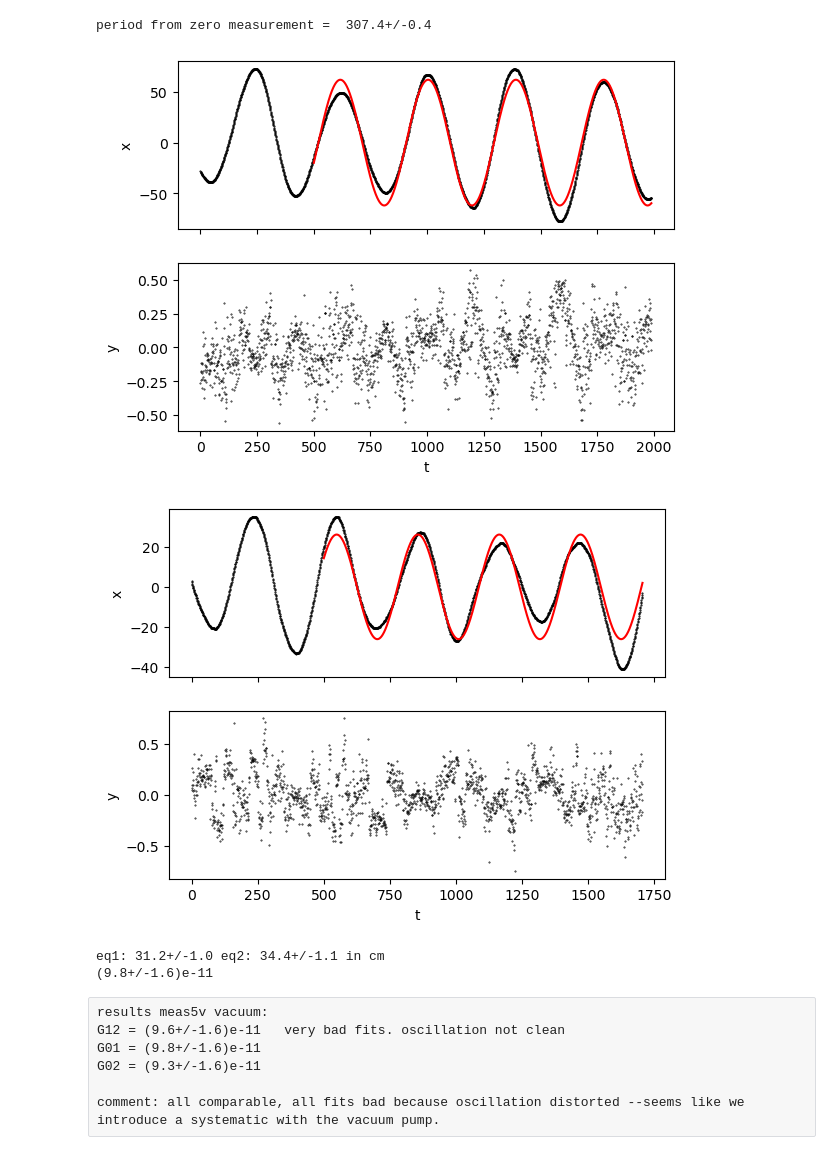
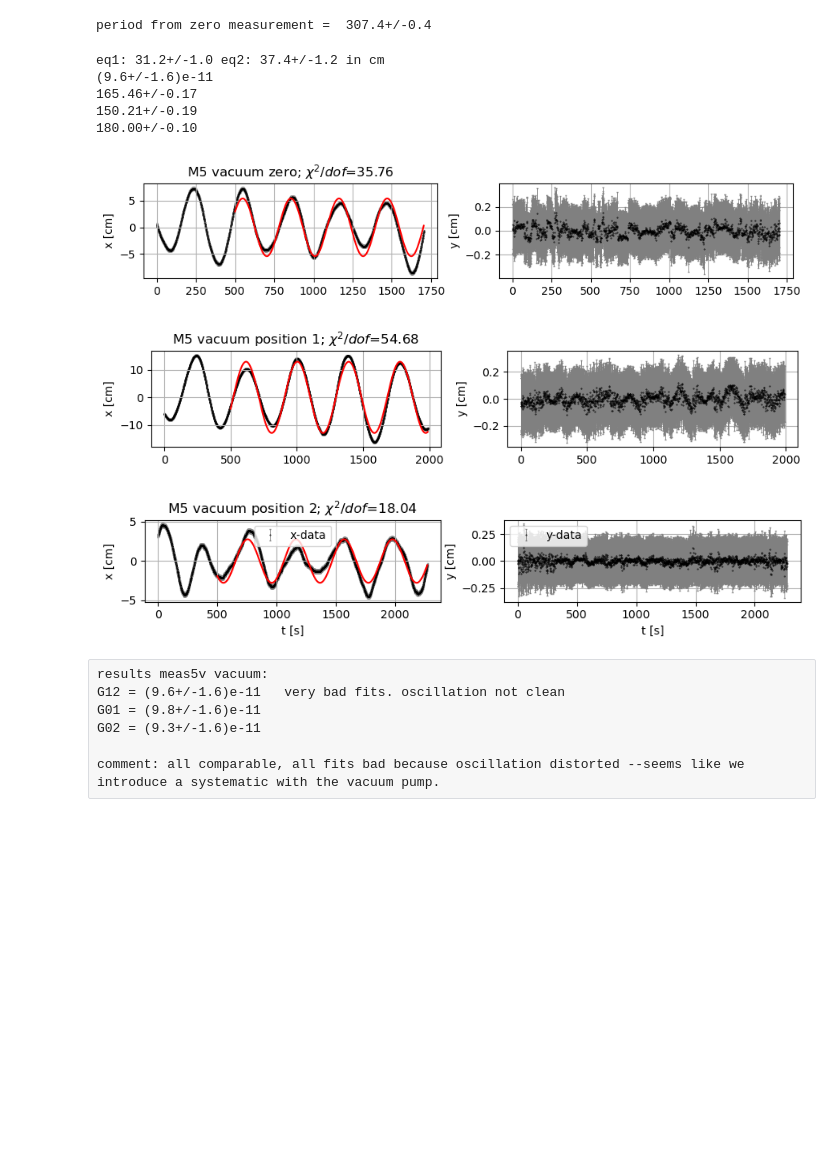
Before and after one commit to lucasruppert/GravCon, a Jupyter notebook: grav_con_m5_vacuum.ipynb, the cells around one changed output. Drawn from its saved outputs; the diff is of its cells as text; code cells hidden in the pictures; blank space fills up the shorter version.

```diff
--- a/grav_con_m5_vacuum.ipynb
+++ b/grav_con_m5_vacuum.ipynb
@@ -60,24 +122,34 @@ def G_12(theta1, theta2, T, conversion_factor):
 if we want G01,2: we use 2* G12(function)
 # %%
 #get period T0
-T =  2*np.pi/fit(*np.loadtxt('m5/m5v_p0.txt', skiprows=2, unpack=True), cutoff=500)[2]
+T =  2*np.pi/fit(*np.loadtxt('m5/m5v_p0.txt', skiprows=2, unpack=True),'blabla', cutoff=500)[2]
 print('period from zero measurement = ', T)
 # %% [output]
 period from zero measurement =  307.4+/-0.4
 # %%
 #T = ufloat(379.9587037978669, 0) # mean of both, in principle we have zero measurement for full glory
 #fit: T0, dtheta1, dtheta2
 #theta1=unp.uarray(1042.074833852749, 0 ) #conversion factor for vid setup 1 in cm/'m'. used squared addition here
 #theta2=unp.uarray(1249.6597283089984, 0)
-theta1 = fit(*np.loadtxt('m5/m5v_p1.txt', skiprows=2, unpack=True), cutoff=500, plot=True)[4]
-theta2 = fit(*np.loadtxt('m5/m5v_p0.txt', skiprows=2, unpack=True), cutoff=500, plot=True)[4]
+conv = conversion(h1,h2)
+theta0 = fit(*np.loadtxt('m5/m5v_p0.txt', skiprows=2, unpack=True), 'M5 vacuum zero', cutoff=500, plot=True)[4]
+theta1 = fit(*np.loadtxt('m5/m5v_p1.txt', skiprows=2, unpack=True), 'M5 vacuum position 1', cutoff=500, plot=True)[4]
+theta2 = fit(*np.loadtxt('m5/m5v_p2.txt', skiprows=2, unpack=True), 'M5 vacuum position 2',xlabel=True, cutoff=500, plot=True)[4]
 conversion_factor =conversion(h1,h2)
-print(G_12(theta1, theta2, T, conversion_factor)*2) # *2 for G01,2
+print(G_12(theta1, theta2, T, conversion_factor)) # *2 for G01,2
+
+print(theta0)
+print(theta1)
+print(theta2)
 # %% [output]
+eq1: 31.2+/-1.0 eq2: 37.4+/-1.2 in cm
+(9.6+/-1.6)e-11
+165.46+/-0.17
+150.21+/-0.19
+180.00+/-0.10
-[figure, old version]
+[figure, new version]
-[figure, old version]
+[figure, new version]
-eq1: 31.2+/-1.0 eq2: 34.4+/-1.1 in cm
-(9.8+/-1.6)e-11
+[figure, added]
 # %% [raw]
 results meas5v vacuum:
 G12 = (9.6+/-1.6)e-11   very bad fits. oscillation not clean
```
Also changed, not shown: parts of 1 cell of this notebook, 4 other files.
